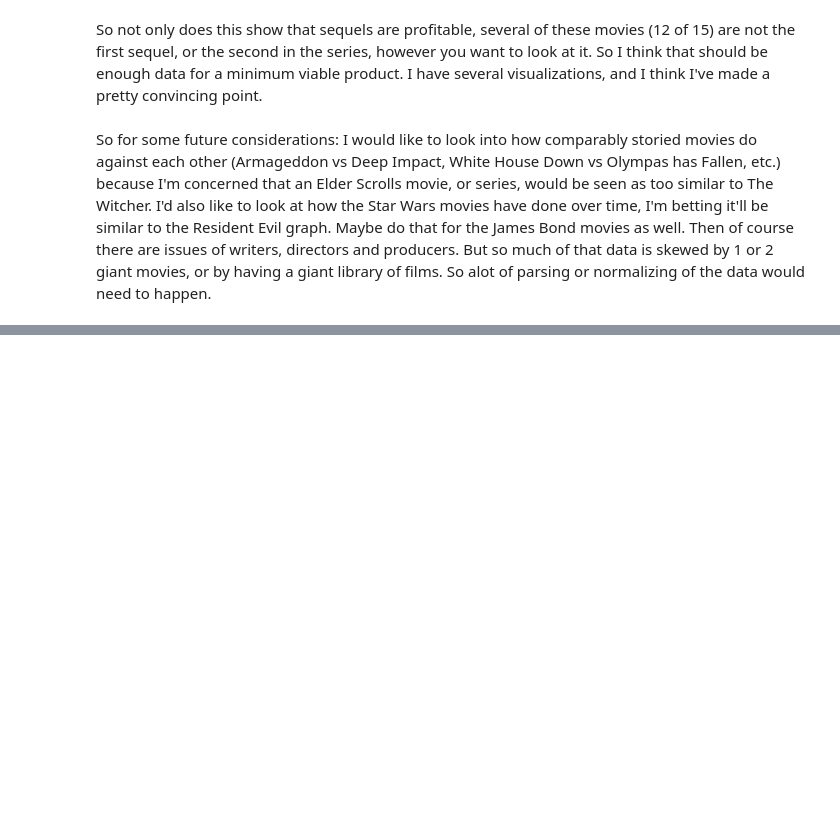
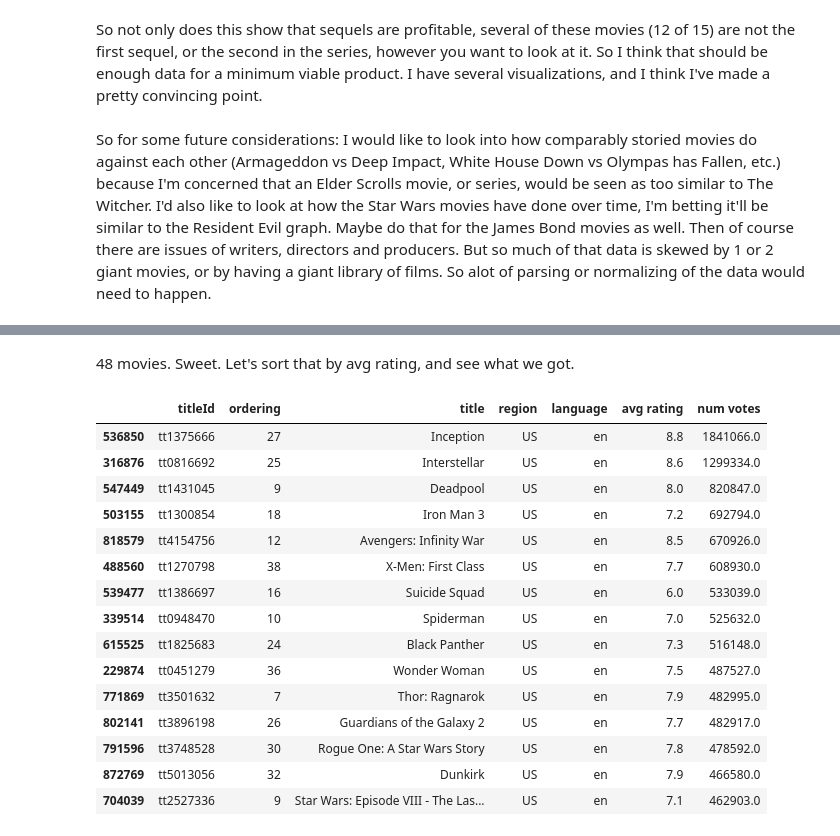
Before and after one commit to djournic/Movie_data_analysis_1, a Jupyter notebook: Phase 1 Project Code.ipynb, the cells around one changed output, grey strips where cells are left out. Saved outputs shown, nothing was run; the diff lists cells and outputs as text; code cells hidden in the pictures; blank space fills up the shorter version.

```diff
--- a/Phase 1 Project Code.ipynb
+++ b/Phase 1 Project Code.ipynb
@@ -1423,0 +2054,4 @@ Then of course there are issues of writers, directors and producers. But so much
+# %%
+imdb.drop('types',axis=1,inplace=True)
+imdb.drop('attributes',axis=1,inplace=True)
+imdb.drop('isOriginalTitle',axis=1,inplace=True)
@@ -1423,0 +2078,2 @@ Then of course there are issues of writers, directors and producers. But so much
+# %%
+imdb=imdb.loc[(imdb['language']=='en')]
@@ -1423,0 +2116,2 @@ Then of course there are issues of writers, directors and producers. But so much
+# %%
+imdb.dropna(subset=['avg rating', 'num votes'], inplace=True)
@@ -1423,0 +2129,2 @@ Then of course there are issues of writers, directors and producers. But so much
+# %%
+imdb_hi_vote=imdb.loc[(imdb['num votes']>= 100000)]
@@ -1423,0 +2146,21 @@ Then of course there are issues of writers, directors and producers. But so much
+# %% [markdown]
+48 movies. Sweet. Let's sort that by avg rating, and see what we got.
+# %%
+imdb_hi_vote.sort_values(by=["num votes"],ascending=False).head(15)
+# %% [output]
+|  | titleId | ordering | title | region | language | avg rating | num votes |
+| 536850 | tt1375666 | 27 | Inception | US | en | 8.8 | 1841066.0 |
+| 316876 | tt0816692 | 25 | Interstellar | US | en | 8.6 | 1299334.0 |
+| 547449 | tt1431045 | 9 | Deadpool | US | en | 8.0 | 820847.0 |
+| 503155 | tt1300854 | 18 | Iron Man 3 | US | en | 7.2 | 692794.0 |
+| 818579 | tt4154756 | 12 | Avengers: Infinity War | US | en | 8.5 | 670926.0 |
+| 488560 | tt1270798 | 38 | X-Men: First Class | US | en | 7.7 | 608930.0 |
+| 539477 | tt1386697 | 16 | Suicide Squad | US | en | 6.0 | 533039.0 |
+| 339514 | tt0948470 | 10 | Spiderman | US | en | 7.0 | 525632.0 |
+| 615525 | tt1825683 | 24 | Black Panther | US | en | 7.3 | 516148.0 |
+| 229874 | tt0451279 | 36 | Wonder Woman | US | en | 7.5 | 487527.0 |
+| 771869 | tt3501632 | 7 | Thor: Ragnarok | US | en | 7.9 | 482995.0 |
+| 802141 | tt3896198 | 26 | Guardians of the Galaxy 2 | US | en | 7.7 | 482917.0 |
+| 791596 | tt3748528 | 30 | Rogue One: A Star Wars Story | US | en | 7.8 | 478592.0 |
+| 872769 | tt5013056 | 32 | Dunkirk | US | en | 7.9 | 466580.0 |
+| 704039 | tt2527336 | 9 | Star Wars: Episode VIII - The Las... | US | en | 7.1 | 462903.0 |
```
Also changed, not shown: parts of 120 cells of this notebook, 1 other file.
